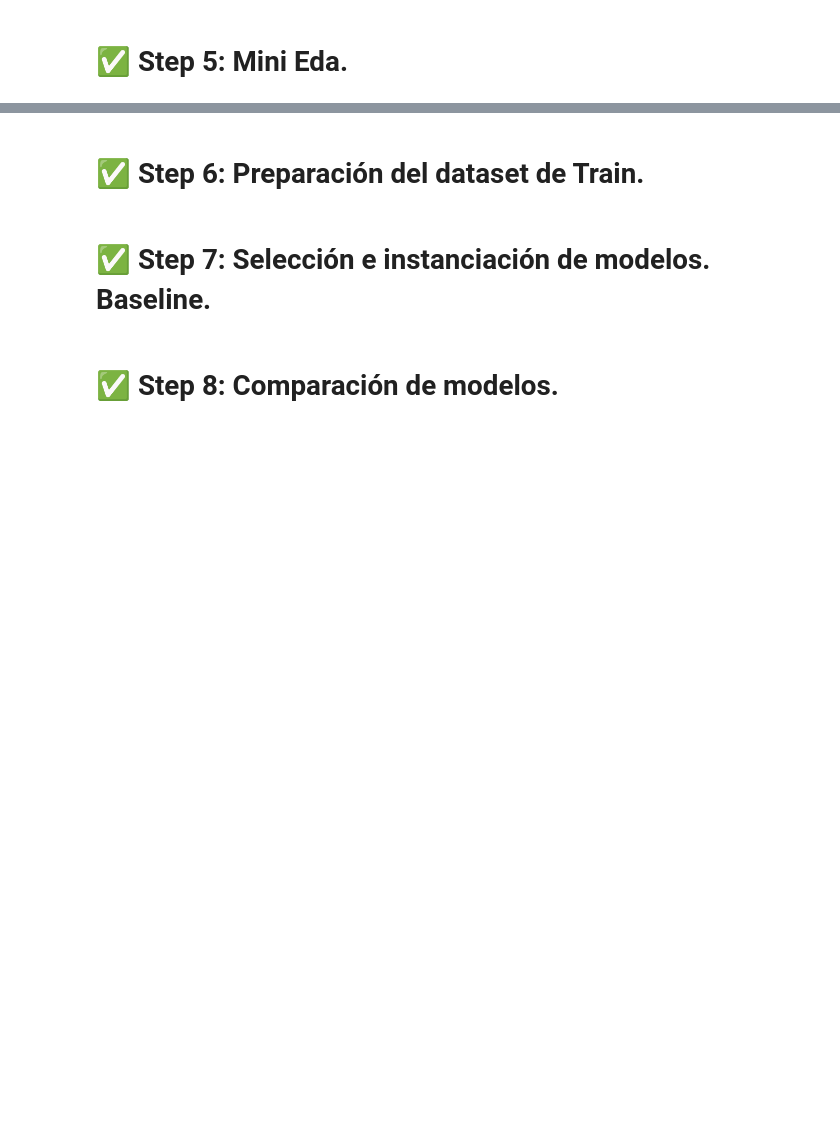
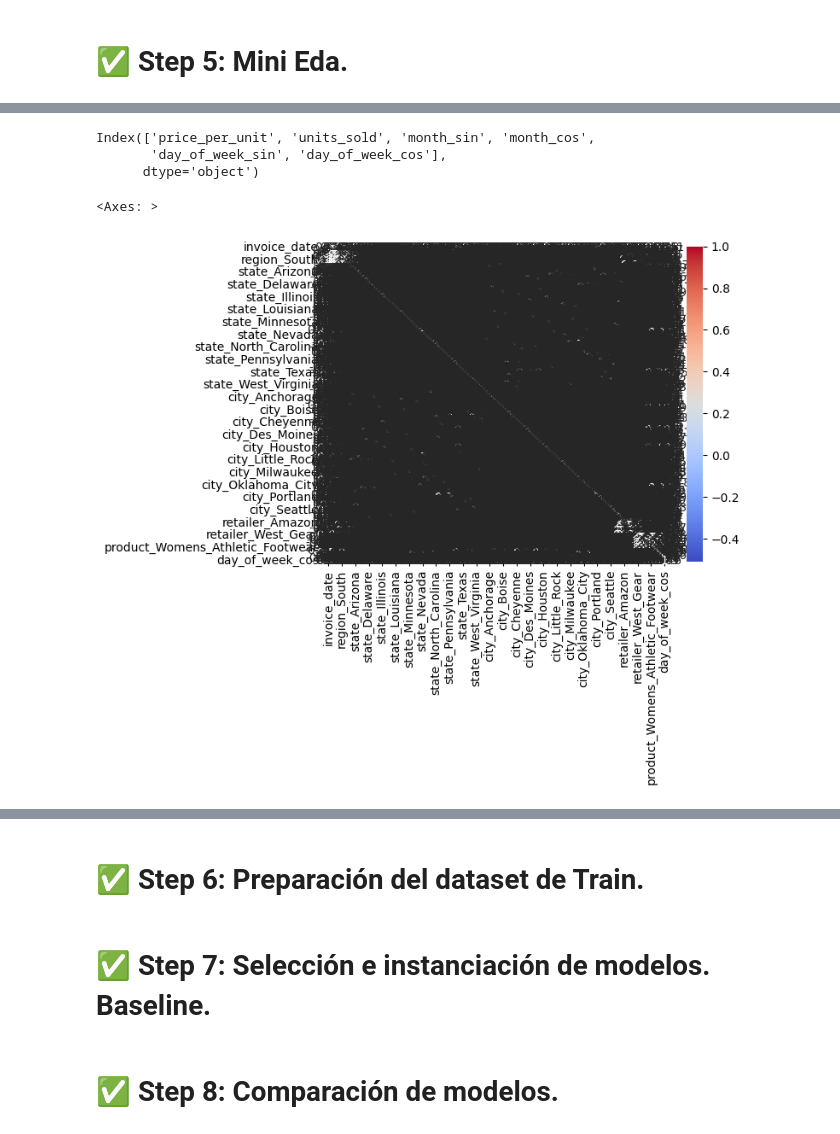
Before and after one commit to antonio-herrera-gb/ML_Adidas-Forecast, a Jupyter notebook: src/results_notebook/final_notebook.ipynb, the cells around one changed output, grey strips where cells are left out. Drawn from its saved outputs; the diff is of its cells as text; code cells hidden in the pictures; blank space fills up the shorter version.

```diff
--- a/src/results_notebook/final_notebook.ipynb
+++ b/src/results_notebook/final_notebook.ipynb
@@ -339,0 +402,6 @@ df.to_csv("../data/adidas_sales_cleaned.csv", index=False)
+# %%
+X_train = pd.get_dummies(X_train, columns=["retailer"], prefix="retailer")
+X_test = pd.get_dummies(X_test, columns=["retailer"], prefix="retailer")
+# %%
+X_train = pd.get_dummies(X_train, columns=["product"], prefix="product")
+X_test = pd.get_dummies(X_test, columns=["product"], prefix="product")
@@ -339,0 +410,24 @@ df.to_csv("../data/adidas_sales_cleaned.csv", index=False)
+# %%
+X_train['month_sin'] = np.sin(2 * np.pi * X_train['invoice_date'].dt.month / 12)
+X_train['month_cos'] = np.cos(2 * np.pi * X_train['invoice_date'].dt.month / 12)
+
+X_test['month_sin'] = np.sin(2 * np.pi * X_test['invoice_date'].dt.month / 12)
+X_test['month_cos'] = np.cos(2 * np.pi * X_test['invoice_date'].dt.month / 12)
+
+X_train['day_of_week_sin'] = np.sin(2 * np.pi * X_train['invoice_date'].dt.dayofweek / 7)
+X_train['day_of_week_cos'] = np.cos(2 * np.pi * X_train['invoice_date'].dt.dayofweek / 7)
+
+X_test['day_of_week_sin'] = np.sin(2 * np.pi * X_test['invoice_date'].dt.dayofweek / 7)
+X_test['day_of_week_cos'] = np.cos(2 * np.pi * X_test['invoice_date'].dt.dayofweek / 7)
+# %%
+X_train.columns = (
+    X_train.columns
+    .str.replace(" ", "_")
+    .str.replace("'", "")
+)
+
+X_test.columns = (
+    X_test.columns
+    .str.replace(" ", "_")
+    .str.replace("'", "")
+)
@@ -339,0 +482,12 @@ df.to_csv("../data/adidas_sales_cleaned.csv", index=False)
+# %%
+columnas_numericas = X_train.select_dtypes(include=["float64", "int64"]).columns
+print(columnas_numericas)
+# %% [output]
+Index(['price_per_unit', 'units_sold', 'month_sin', 'month_cos',
+       'day_of_week_sin', 'day_of_week_cos'],
+      dtype='object')
+# %%
+sns.heatmap(X_train.corr(), annot=True, cmap="coolwarm")
+# %% [output]
+<Axes: >
+[figure, added]
```
Also changed, not shown: parts of 47 cells of this notebook, 5 other files.
